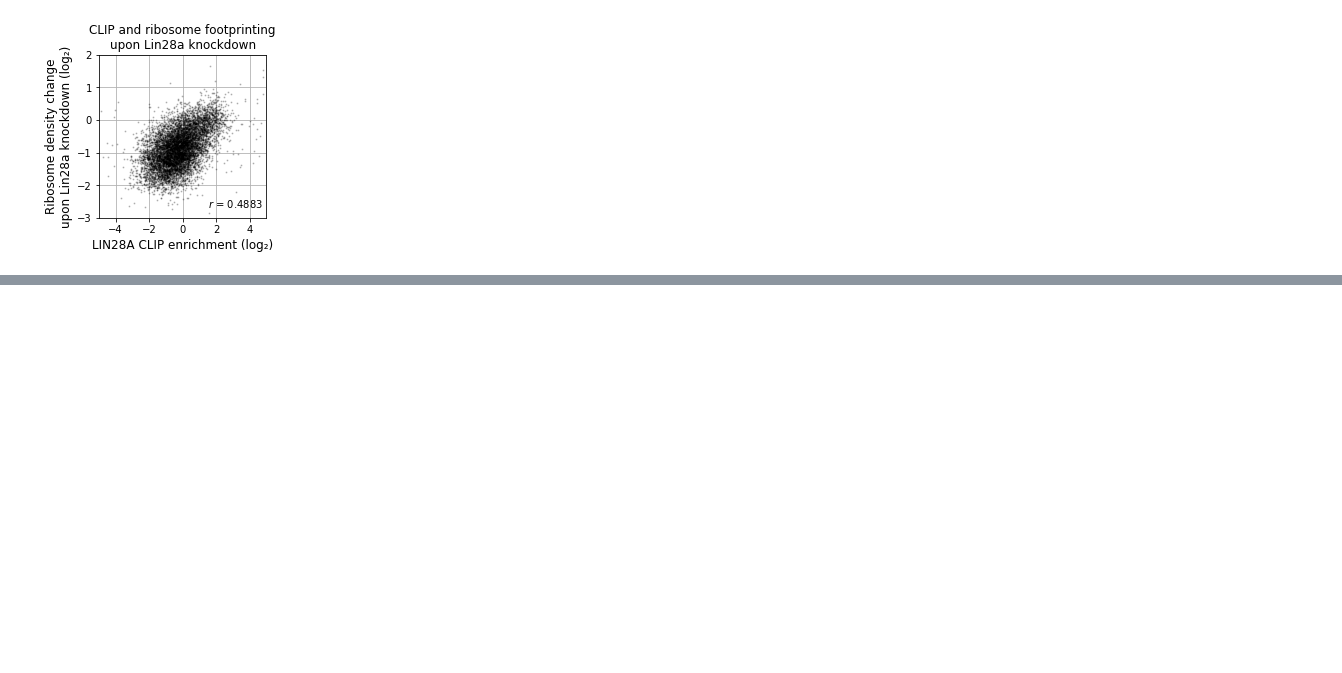
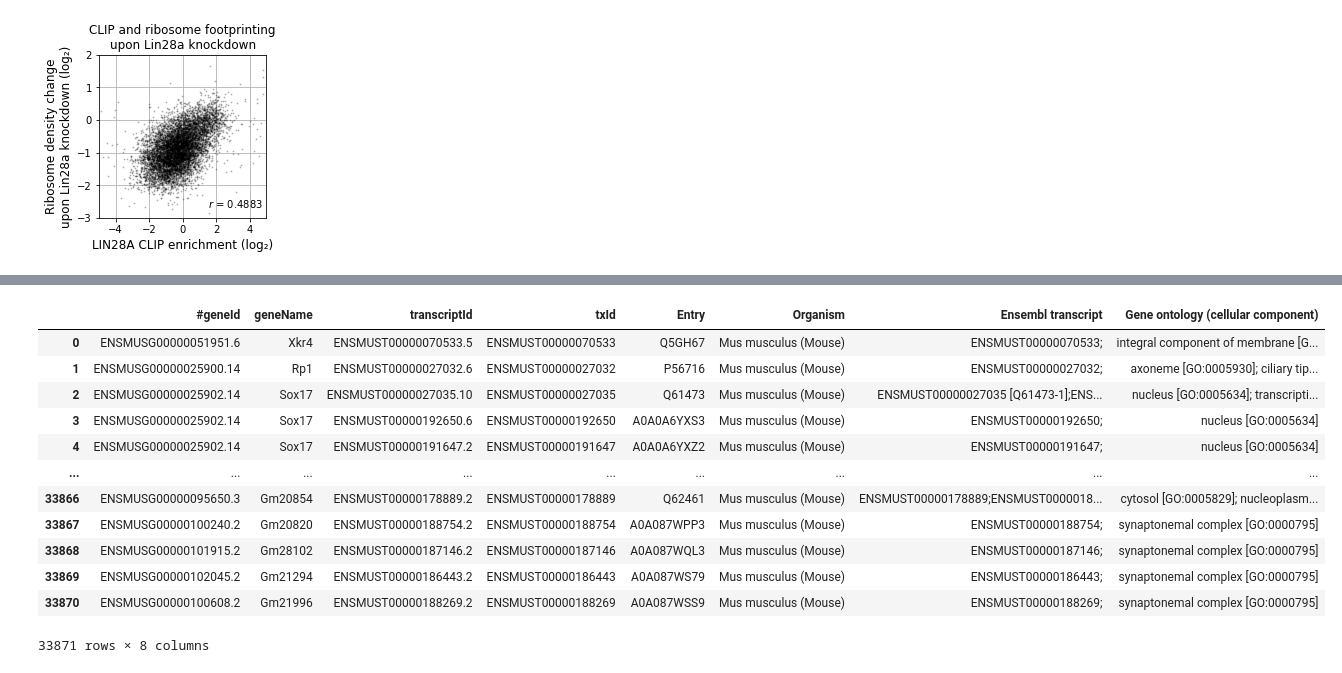
Before and after one commit to hyejun18/QBio-tutorial, a Jupyter notebook: Mission2. Samfile, Ribosome density, CLIP enrichment, and GO terms.ipynb, the cells around one changed output, grey strips where cells are left out. Saved outputs shown, nothing was run; the diff lists cells and outputs as text; code cells hidden in the pictures; blank space fills up the shorter version.

```diff
--- a/Mission2. Samfile, Ribosome density, CLIP enrichment, and GO terms.ipynb
+++ b/Mission2. Samfile, Ribosome density, CLIP enrichment, and GO terms.ipynb
@@ -221,0 +224,6 @@ to do
+# %%
+dfMouseGoCc = pd.read_table('../reference-data/go/uniprot/uniprot-organism__Mus+musculus_.tab')
+dfMouseGoCc = dfMouseGoCc[dfMouseGoCc['Organism'] == 'Mus musculus (Mouse)']
+dfMouseGoCc.dropna(inplace=True)
+dfMouseGoCc.reset_index(drop=True, inplace=True)
+dfMouseGoCc
@@ -221,0 +244,3 @@ to do
+# %%
+dfMouseGoCc['txId'] = dfMouseGoCc['Ensembl transcript'].apply(lambda x: x.split(';')[0].split(' [')[0])
+dfMouseGoCc
@@ -221,0 +263,6 @@ to do
+# %%
+dfGencode = pd.read_table('../reference-data/genome/mouse/mm39/gencode/mm39.wgEncodeGencodeAttrsVM28.txt')[
+    ['#geneId', 'geneName', 'transcriptId']
+]
+dfGencode['txId'] = dfGencode['transcriptId'].apply(lambda x: x.split('.')[0])
+dfGencode
@@ -221,0 +283,17 @@ to do
+# %%
+dfGeneIdGo = pd.merge(left=dfGencode, right=dfMouseGoCc, on='txId', how='inner')
+dfGeneIdGo
+# %% [output]
+|  | #geneId | geneName | transcriptId | txId | Entry | Organism | Ensembl transcript | Gene ontology (cellular component) |
+| 0 | ENSMUSG00000051951.6 | Xkr4 | ENSMUST00000070533.5 | ENSMUST00000070533 | Q5GH67 | Mus musculus (Mouse) | ENSMUST00000070533; | integral component of membrane [G... |
+| 1 | ENSMUSG00000025900.14 | Rp1 | ENSMUST00000027032.6 | ENSMUST00000027032 | P56716 | Mus musculus (Mouse) | ENSMUST00000027032; | axoneme [GO:0005930]; ciliary tip... |
+| 2 | ENSMUSG00000025902.14 | Sox17 | ENSMUST00000027035.10 | ENSMUST00000027035 | Q61473 | Mus musculus (Mouse) | ENSMUST00000027035 [Q61473-1];ENS... | nucleus [GO:0005634]; transcripti... |
+| 3 | ENSMUSG00000025902.14 | Sox17 | ENSMUST00000192650.6 | ENSMUST00000192650 | A0A0A6YXS3 | Mus musculus (Mouse) | ENSMUST00000192650; | nucleus [GO:0005634] |
+| 4 | ENSMUSG00000025902.14 | Sox17 | ENSMUST00000191647.2 | ENSMUST00000191647 | A0A0A6YXZ2 | Mus musculus (Mouse) | ENSMUST00000191647; | nucleus [GO:0005634] |
+| ... | ... | ... | ... | ... | ... | ... | ... | ... |
+| 33866 | ENSMUSG00000095650.3 | Gm20854 | ENSMUST00000178889.2 | ENSMUST00000178889 | Q62461 | Mus musculus (Mouse) | ENSMUST00000178889;ENSMUST0000018... | cytosol [GO:0005829]; nucleoplasm... |
+| 33867 | ENSMUSG00000100240.2 | Gm20820 | ENSMUST00000188754.2 | ENSMUST00000188754 | A0A087WPP3 | Mus musculus (Mouse) | ENSMUST00000188754; | synaptonemal complex [GO:0000795] |
+| 33868 | ENSMUSG00000101915.2 | Gm28102 | ENSMUST00000187146.2 | ENSMUST00000187146 | A0A087WQL3 | Mus musculus (Mouse) | ENSMUST00000187146; | synaptonemal complex [GO:0000795] |
+| 33869 | ENSMUSG00000102045.2 | Gm21294 | ENSMUST00000186443.2 | ENSMUST00000186443 | A0A087WS79 | Mus musculus (Mouse) | ENSMUST00000186443; | synaptonemal complex [GO:0000795] |
+| 33870 | ENSMUSG00000100608.2 | Gm21996 | ENSMUST00000188269.2 | ENSMUST00000188269 | A0A087WSS9 | Mus musculus (Mouse) | ENSMUST00000188269; | synaptonemal complex [GO:0000795] |
+33871 rows × 8 columns
```
Also changed, not shown: parts of 34 cells of this notebook.
